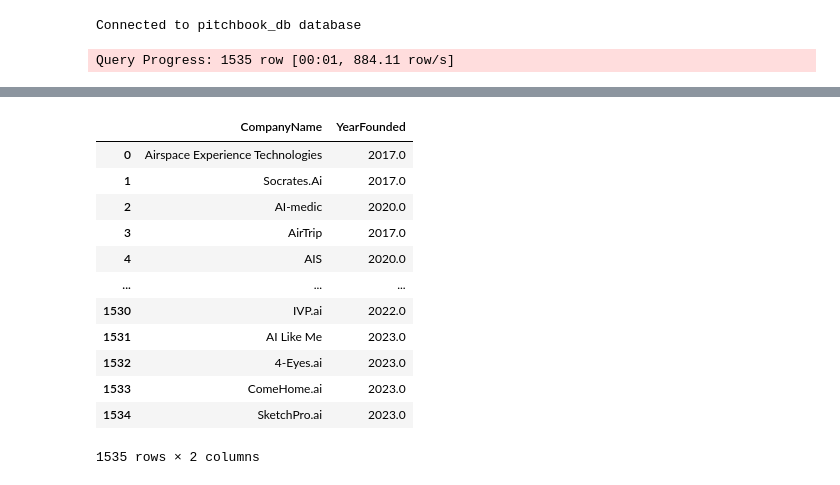
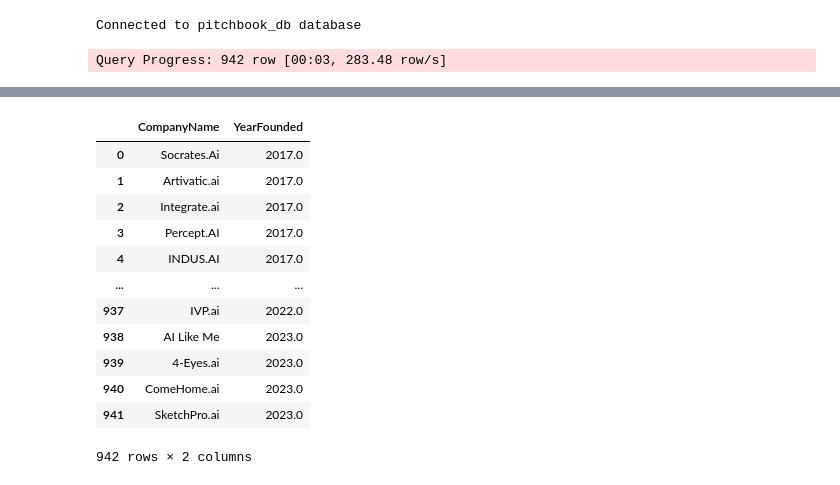
Before and after one commit to adamsky777/Consultancy_KatapultVC, a Jupyter notebook: AI_Emerging_Trend/AI_Trend.ipynb, the cells around one changed output, grey strips where cells are left out. Drawn from its saved outputs; the diff is of its cells as text; code cells hidden in the pictures.

```diff
--- a/AI_Emerging_Trend/AI_Trend.ipynb
+++ b/AI_Emerging_Trend/AI_Trend.ipynb
@@ -8,9 +8,9 @@ ai_comp = sql_query("""
 SELECT c.CompanyName, c.YearFounded
 FROM Company c
 WHERE c.YearFounded BETWEEN 2017 AND 2023
-   AND (c.CompanyName LIKE '%.AI%' OR c.CompanyName LIKE 'AI%')
+   AND (c.CompanyName LIKE '%.AI%' OR c.CompanyName LIKE 'AI %' OR c.CompanyName LIKE '% AI %' )
 """)
 ai_comp
 # %% [output]
 Connected to pitchbook_db database
-Query Progress: 1535 row [00:01, 884.11 row/s]
+Query Progress: 942 row [00:03, 283.48 row/s]
@@ -18,17 +18,17 @@ Query took 1.74 seconds
 Connection closed
 |  | CompanyName | YearFounded |
-| 0 | Airspace Experience Technologies | 2017.0 |
-| 1 | Socrates.Ai | 2017.0 |
-| 2 | AI-medic | 2020.0 |
-| 3 | AirTrip | 2017.0 |
-| 4 | AIS | 2020.0 |
+| 0 | Socrates.Ai | 2017.0 |
+| 1 | Artivatic.ai | 2017.0 |
+| 2 | Integrate.ai | 2017.0 |
+| 3 | Percept.AI | 2017.0 |
+| 4 | INDUS.AI | 2017.0 |
 | ... | ... | ... |
-| 1530 | IVP.ai | 2022.0 |
-| 1531 | AI Like Me | 2023.0 |
-| 1532 | 4-Eyes.ai | 2023.0 |
-| 1533 | ComeHome.ai | 2023.0 |
-| 1534 | SketchPro.ai | 2023.0 |
+| 937 | IVP.ai | 2022.0 |
+| 938 | AI Like Me | 2023.0 |
+| 939 | 4-Eyes.ai | 2023.0 |
+| 940 | ComeHome.ai | 2023.0 |
+| 941 | SketchPro.ai | 2023.0 |
-1535 rows × 2 columns
+942 rows × 2 columns
 # %%
 ai_comp_new = sql_query("""
 
```
Also changed, not shown: parts of 3 cells of this notebook, 1 other file.
